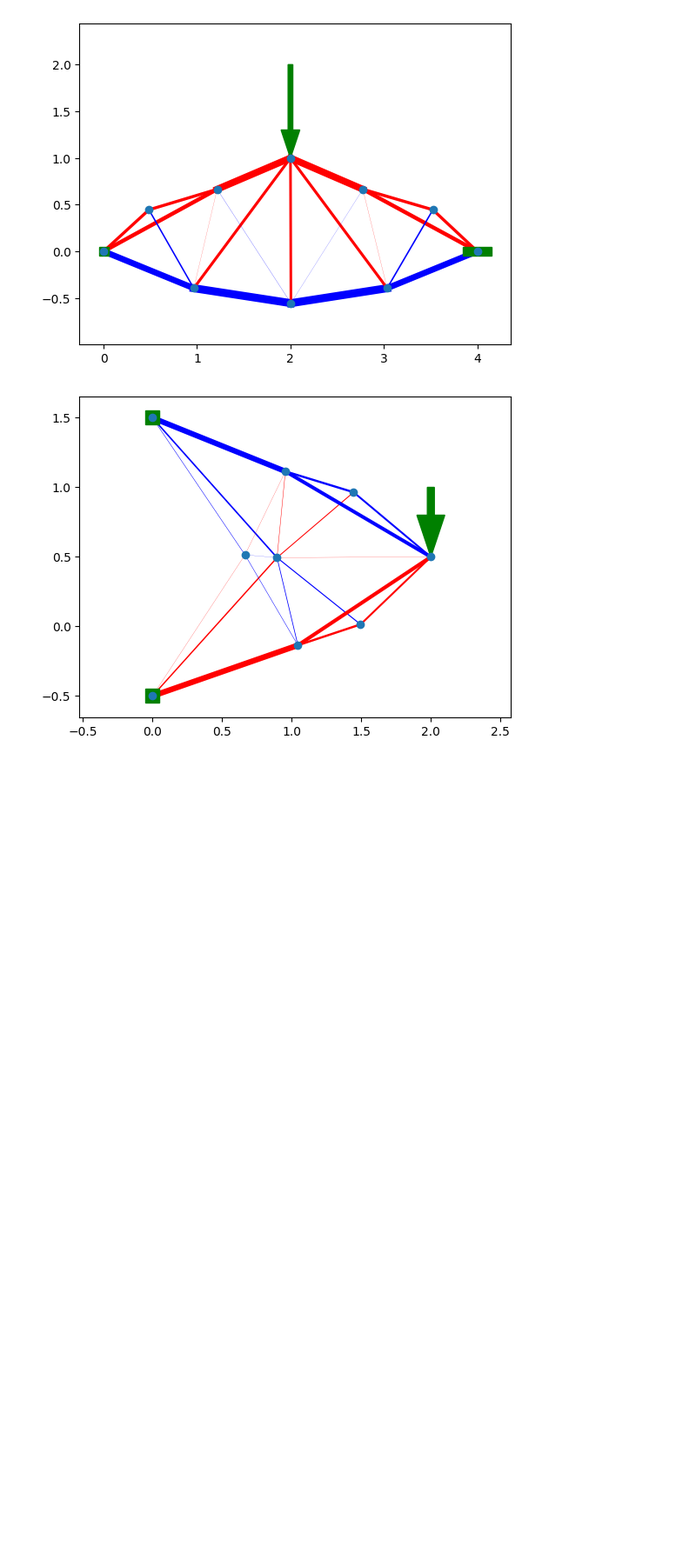
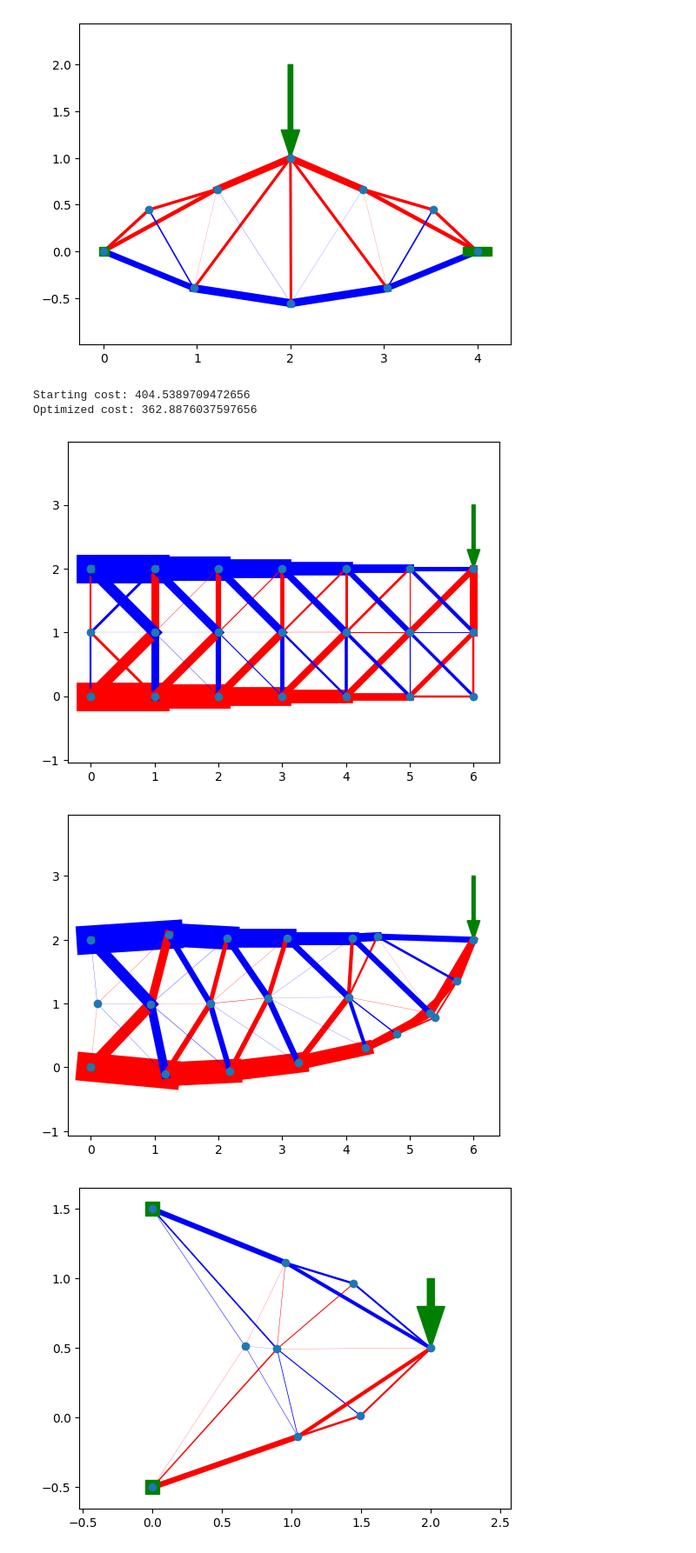
Before and after one commit to eschluntz/PytorchBridge, a Jupyter notebook: truss.ipynb, the cells around one changed output. Shown: that part at 87% size. Cells and saved outputs as stored; diff of their text form; code cells hidden in the pictures; blank space fills up the shorter version.

```diff
--- a/truss.ipynb
+++ b/truss.ipynb
@@ -304,3 +302,57 @@ t.optimize(render_live=True,save_gif=False)
+# %%
+# big cantilever
+
+node_tensors = np.array([
+    (0.0, 0.0), # 0
+    (0.0, 1.0),
+    (0.0, 2.0),
+    (1.0, 0.0), # 3
+    (1.0, 1.0),
+    (1.0, 2.0),
+    (2.0, 0.0), # 6
+    (2.0, 1.0),
+    (2.0, 2.0),
+    (3.0, 0.0),
+    (3.0, 1.0),
+    (3.0, 2.0),
+    (4.0, 0.0),
+    (4.0, 1.0),
+    (4.0, 2.0),
+    (5.0, 0.0),
+    (5.0, 1.0),
+    (5.0, 2.0),
+    (6.0, 0.0),
+    (6.0, 1.0),
+    (6.0, 2.0),
+])
+edges = np.array((
+    # rows
+    (0,3), (3,6), (6,9), (9,12), (12,15), (15,18),
+    (1,4), (4,7), (7,10), (10,13), (13,16),(16,19),
+    (2,5), (5,8), (8,11), (11,14), (14,17),(17,20),
+    # cols
+    (0,1), (1,2), (3,4), (4,5), (6,7), (7,8),
+    (9,10),(10,11),(12,13),(13,14),(15,16),(16,17),(18,19),(19,20),
+    # diags
+    (0,4),(1,5),(3,7),(4,8),(6,10),(7,11),(9,13),(10,14),(12,16),(13,17),(15,19),(16,20),
+    (1,3),(2,4),(4,6),(5,7), (7,9),(8,10),(10,12),(11,13), (13,15),(14,16),(16,18),(17,19),
+))
+t = Truss(node_tensors, edges)
+
+
+t.add_load(20, 0, -10)
+t.add_anchor(0)
+t.add_anchor(2)
+print(f"Starting cost: {t.get_cost().item()}")
+t.draw()
+t.optimize(save_gif=False, render_live=False)
+print(f"Optimized cost: {t.get_cost().item()}")
+t.draw()
+# %% [output]
+Starting cost: 404.5389709472656
+Optimized cost: 362.8876037597656
+[figure, added]
+[figure, added]
 # %%
 # holding a side load
 node_tensors = np.array([
```
Also changed, not shown: parts of 1 cell of this notebook.
